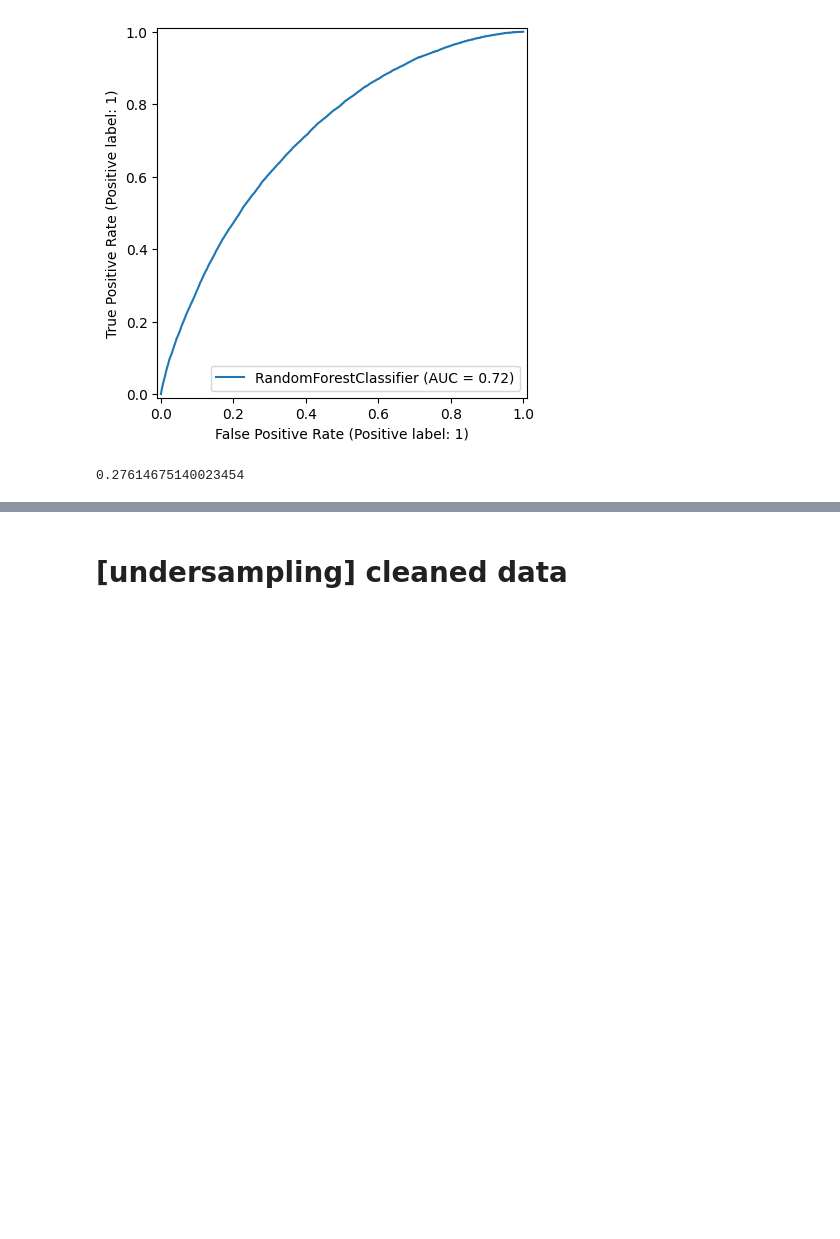
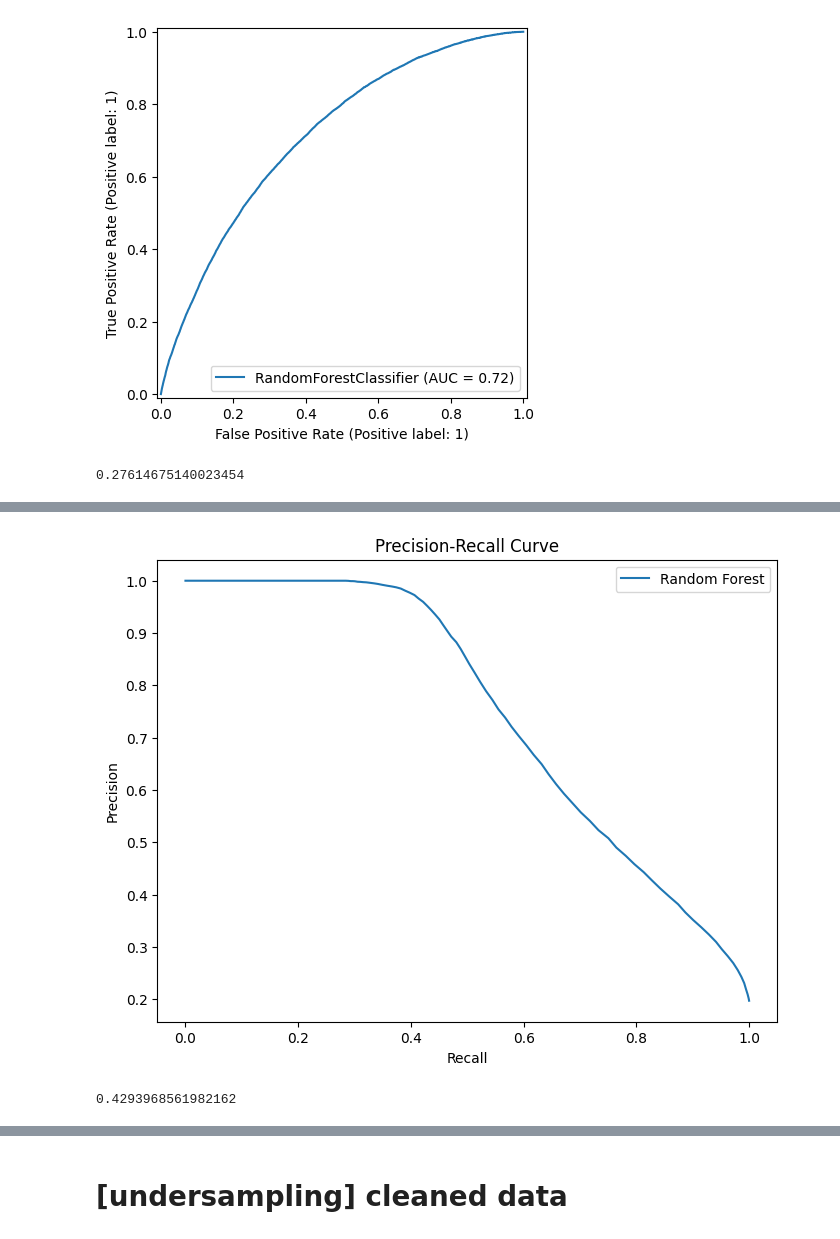
Before and after one commit to lalitharavi98/IS5126_Project-Loan-Default-Prediction, a Jupyter notebook: src/WY_rf_basic_model_kaggle.ipynb, the cells around one changed output, grey strips where cells are left out. Saved outputs shown, nothing was run; the diff lists cells and outputs as text; code cells hidden in the pictures; blank space fills up the shorter version.

```diff
--- a/src/WY_rf_basic_model_kaggle.ipynb
+++ b/src/WY_rf_basic_model_kaggle.ipynb
@@ -1452,0 +1494,8 @@ ks
+# %%
+target_column = 'loan_status'  # Replace with your actual target variable name
+
+class_mapping = {'Fully Paid': 0, 'Charged Off': 1}  # Should we default
+
+# Apply binary encoding to the target variable in the training DataFrame
+df_train['Label'] = df_train[target_column].map(class_mapping)
+df_test['Label'] = df_test[target_column].map(class_mapping)
@@ -1452,0 +1518,2 @@ ks
+# %%
+df_train['purpose_educational'] = False
@@ -1452,0 +1559,6 @@ ks
+# %%
+X_train = df_train.drop(['Label','loan_status'], axis=1)
+y_train = df_train['Label']
+X_test = df_test.drop(['Label','loan_status'], axis=1)
+y_test = df_test['Label']
+X_test = X_test.reindex(columns=X_train.columns, fill_value=0)
@@ -1452,0 +1569,12 @@ ks
+# %%
+rf_base = RandomForestClassifier(random_state=42)
+
+rf_base.fit(X_train, y_train)
+
+y_train_pred = rf_base.predict(X_train)
+y_pred_base = rf_base.predict(X_test)
+
+y_probs = rf_base.predict_proba(X_test)[:, 1]
+
+print_score(y_train, y_train_pred, train=True)
+print_score(y_test, y_pred_base, train=False)
@@ -1452,0 +1599,22 @@ ks
+# %%
+precision, recall, _ = precision_recall_curve(y_test, y_probs)
+
+plt.figure(figsize=(8, 6))
+plt.plot(recall, precision, label='Random Forest')
+plt.xlabel('Recall')
+plt.ylabel('Precision')
+plt.title('Precision-Recall Curve')
+plt.legend()
+plt.show()
+# %% [output]
+[figure, added]
+# %%
+# Calculate True Positive Rate (TPR) and False Positive Rate (FPR)
+fpr, tpr, thresholds = roc_curve(y_test, y_pred_base)
+
+# Calculate Kolmogorov-Smirnov measure (KS)
+ks = max(tpr - fpr)
+
+ks
+# %% [output]
+0.4293968561982162
```
Also changed, not shown: parts of 17 cells of this notebook, 1 other file.
